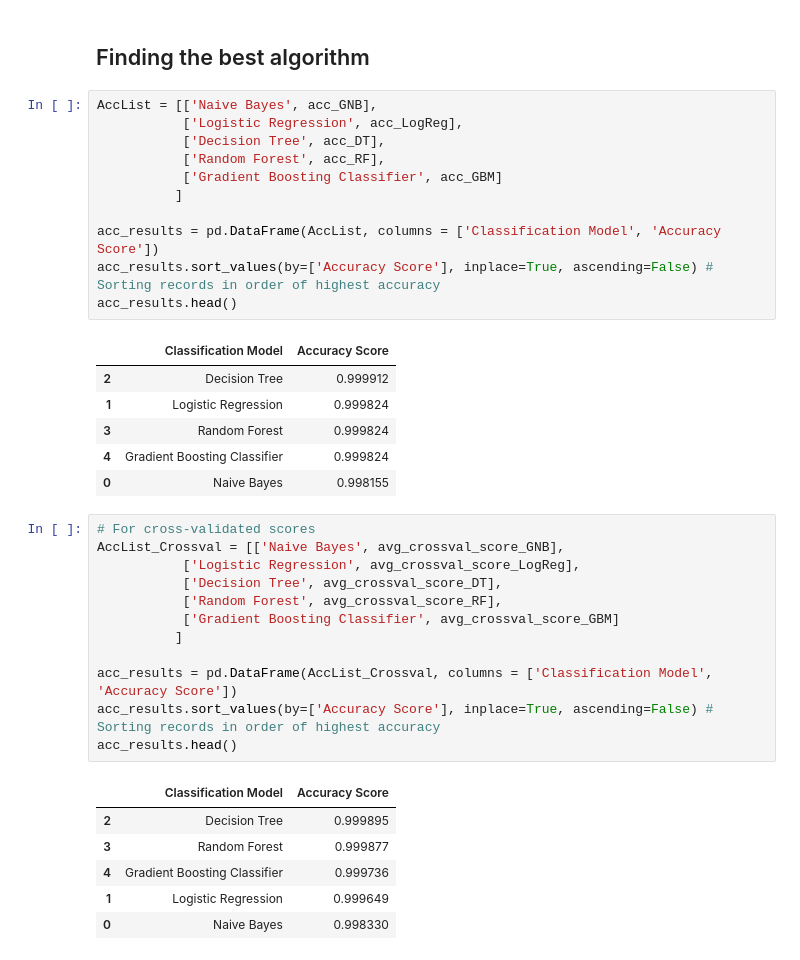
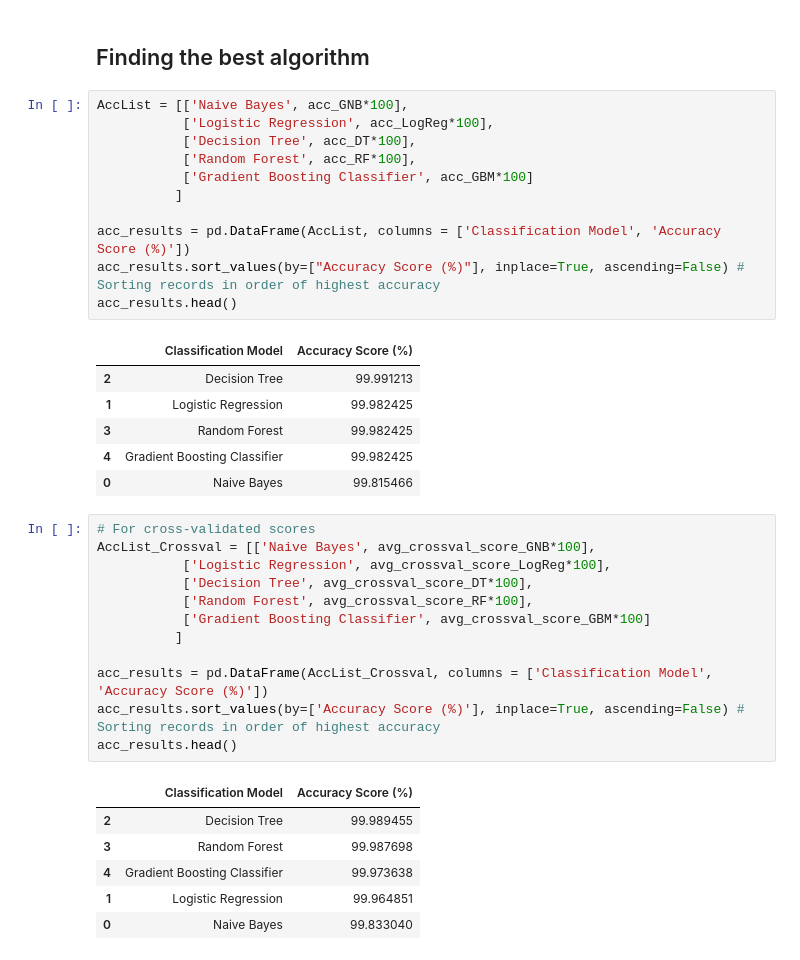
Before and after one commit to sprince0031/Solar-Fault-Detection-Classification-Project, a Jupyter notebook: solar_Project_Final.ipynb, the cells around one changed output. Saved outputs shown, nothing was run; the diff lists cells and outputs as text.

```diff
--- a/solar_Project_Final.ipynb
+++ b/solar_Project_Final.ipynb
@@ -586,39 +591,39 @@ Average cross validated accuracy: 99.97363796133568 %
 # %% [markdown]
 ## Finding the best algorithm
 # %%
-AccList = [['Naive Bayes', acc_GNB],
-           ['Logistic Regression', acc_LogReg],
-           ['Decision Tree', acc_DT],
-           ['Random Forest', acc_RF],
-           ['Gradient Boosting Classifier', acc_GBM]
+AccList = [['Naive Bayes', acc_GNB*100],
+           ['Logistic Regression', acc_LogReg*100],
+           ['Decision Tree', acc_DT*100],
+           ['Random Forest', acc_RF*100],
+           ['Gradient Boosting Classifier', acc_GBM*100]
           ]
 
-acc_results = pd.DataFrame(AccList, columns = ['Classification Model', 'Accuracy Score'])
-acc_results.sort_values(by=['Accuracy Score'], inplace=True, ascending=False) # Sorting records in order of highest accuracy
+acc_results = pd.DataFrame(AccList, columns = ['Classification Model', 'Accuracy Score (%)'])
+acc_results.sort_values(by=["Accuracy Score (%)"], inplace=True, ascending=False) # Sorting records in order of highest accuracy
 acc_results.head()
 # %% [output]
-|  | Classification Model | Accuracy Score |
-| 2 | Decision Tree | 0.999912 |
-| 1 | Logistic Regression | 0.999824 |
-| 3 | Random Forest | 0.999824 |
-| 4 | Gradient Boosting Classifier | 0.999824 |
-| 0 | Naive Bayes | 0.998155 |
+|  | Classification Model | Accuracy Score (%) |
+| 2 | Decision Tree | 99.991213 |
+| 1 | Logistic Regression | 99.982425 |
+| 3 | Random Forest | 99.982425 |
+| 4 | Gradient Boosting Classifier | 99.982425 |
+| 0 | Naive Bayes | 99.815466 |
 # %%
 # For cross-validated scores
-AccList_Crossval = [['Naive Bayes', avg_crossval_score_GNB],
-           ['Logistic Regression', avg_crossval_score_LogReg],
-           ['Decision Tree', avg_crossval_score_DT],
-           ['Random Forest', avg_crossval_score_RF],
-           ['Gradient Boosting Classifier', avg_crossval_score_GBM]
+AccList_Crossval = [['Naive Bayes', avg_crossval_score_GNB*100],
+           ['Logistic Regression', avg_crossval_score_LogReg*100],
+           ['Decision Tree', avg_crossval_score_DT*100],
+           ['Random Forest', avg_crossval_score_RF*100],
+           ['Gradient Boosting Classifier', avg_crossval_score_GBM*100]
           ]
 
-acc_results = pd.DataFrame(AccList_Crossval, columns = ['Classification Model', 'Accuracy Score'])
-acc_results.sort_values(by=['Accuracy Score'], inplace=True, ascending=False) # Sorting records in order of highest accuracy
+acc_results = pd.DataFrame(AccList_Crossval, columns = ['Classification Model', 'Accuracy Score (%)'])
+acc_results.sort_values(by=['Accuracy Score (%)'], inplace=True, ascending=False) # Sorting records in order of highest accuracy
 acc_results.head()
 # %% [output]
-|  | Classification Model | Accuracy Score |
-| 2 | Decision Tree | 0.999895 |
-| 3 | Random Forest | 0.999877 |
-| 4 | Gradient Boosting Classifier | 0.999736 |
-| 1 | Logistic Regression | 0.999649 |
-| 0 | Naive Bayes | 0.998330 |
+|  | Classification Model | Accuracy Score (%) |
+| 2 | Decision Tree | 99.989455 |
+| 3 | Random Forest | 99.987698 |
+| 4 | Gradient Boosting Classifier | 99.973638 |
+| 1 | Logistic Regression | 99.964851 |
+| 0 | Naive Bayes | 99.833040 |
```
Also changed, not shown: parts of 5 cells of this notebook.
